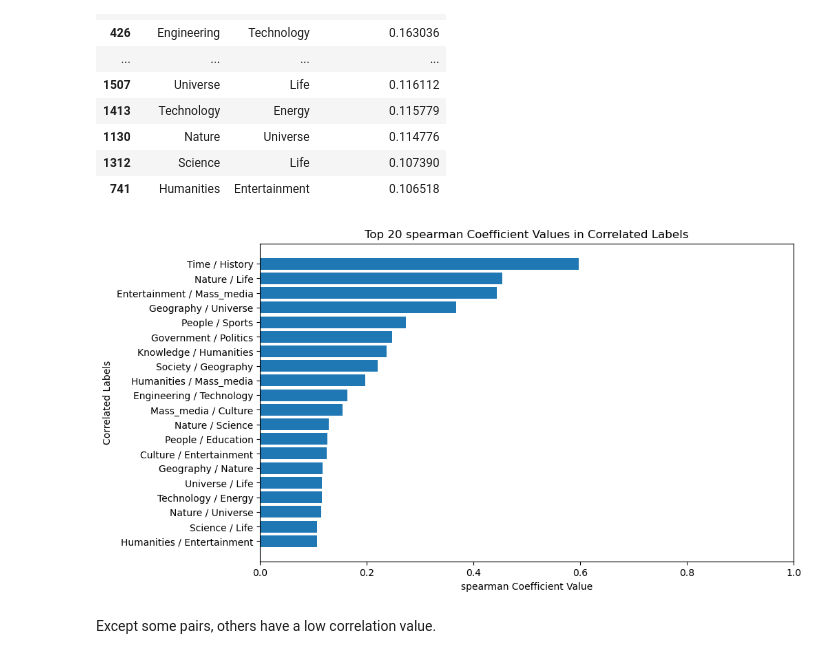
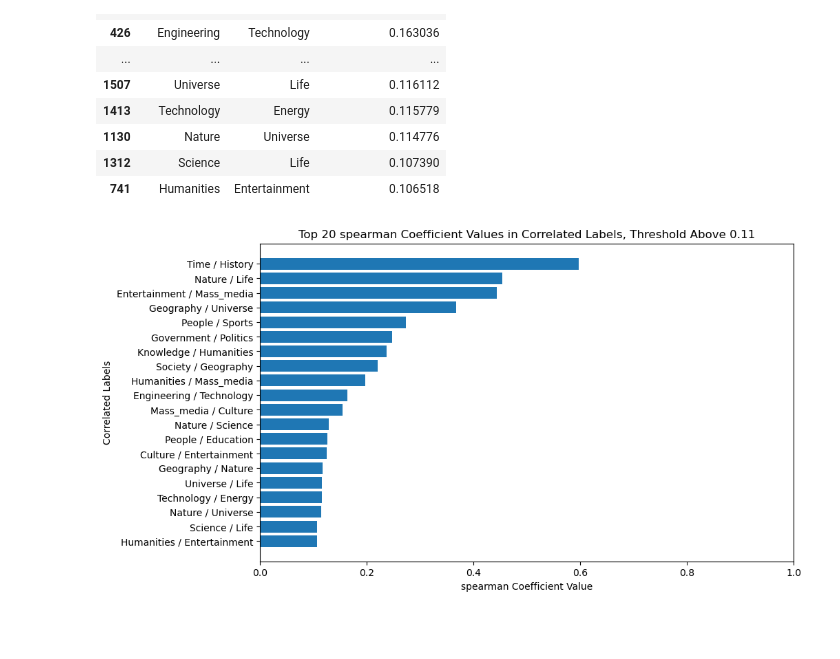
Before and after one commit to alexcalabrese/dsl_project, a Jupyter notebook: DS Lab - Project - Data Exploration.ipynb, the cells around one changed output. Cells and saved outputs as stored; diff of their text form; code cells hidden in the pictures; blank space fills up the shorter version.

```diff
--- a/DS Lab - Project - Data Exploration.ipynb
+++ b/DS Lab - Project - Data Exploration.ipynb
@@ -434,19 +434,17 @@ spearman_corr.head(20)
 # %%
 # Convert the tuples to strings
 top_20_labels = spearman_corr.head(20)
 
 #reverse the order of the rows
 top_20_labels = top_20_labels.iloc[::-1]
 
 # Create a bar plot of the R^2 values
 plt.figure(figsize=(10, 6))
 plt.barh(top_20_labels['Label 1'] + ' / ' + top_20_labels['Label 2'], top_20_labels['spearman Coefficient'])
 plt.xlabel('spearman Coefficient Value')
 plt.ylabel('Correlated Labels')
 plt.xlim(0, 1)
-plt.title('Top 20 spearman Coefficient Values in Correlated Labels')
+plt.title('Top 20 spearman Coefficient Values in Correlated Labels, Threshold Above 0.11')
 plt.show()
 # %% [output]
-[figure, old version]
+[figure, new version]
-# %% [markdown]
-Except some pairs, others have a low correlation value.
```
Also changed, not shown: parts of 6 cells of this notebook.
